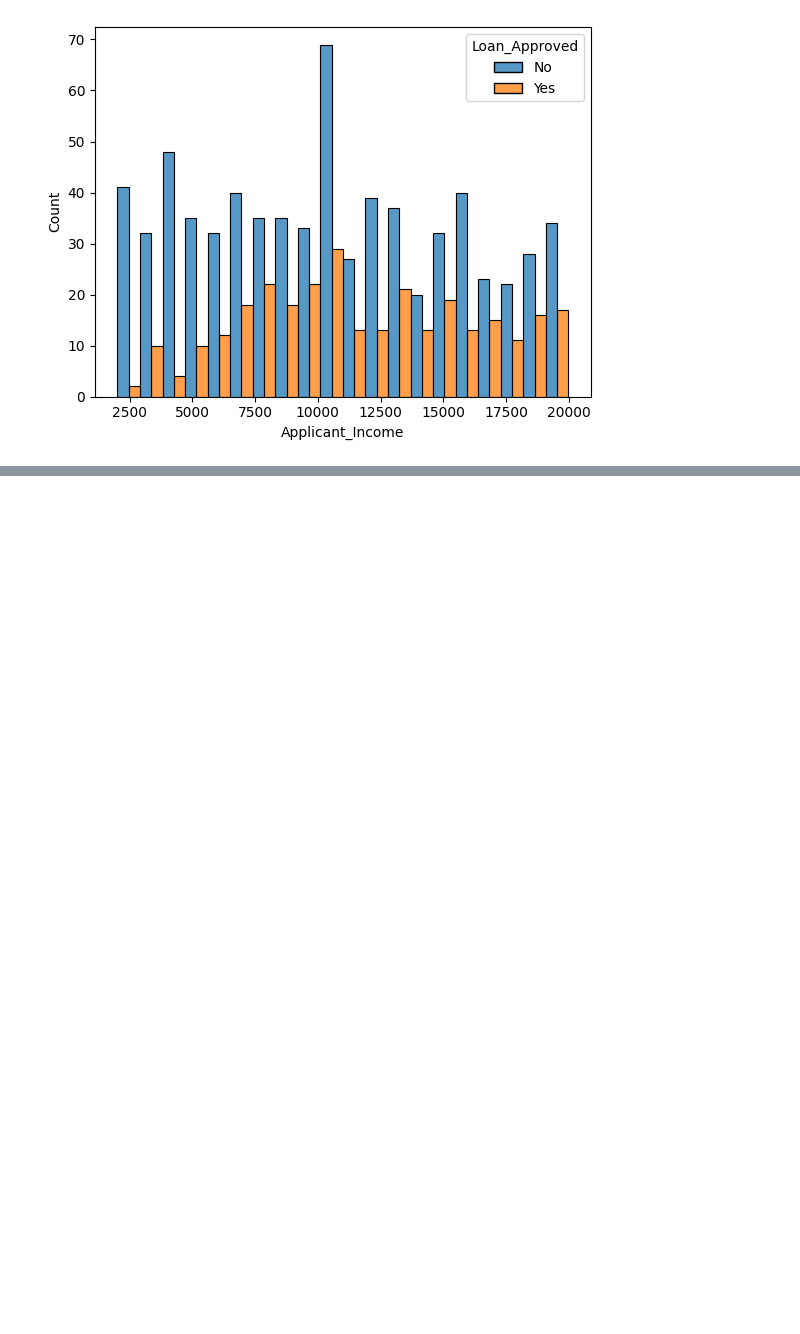
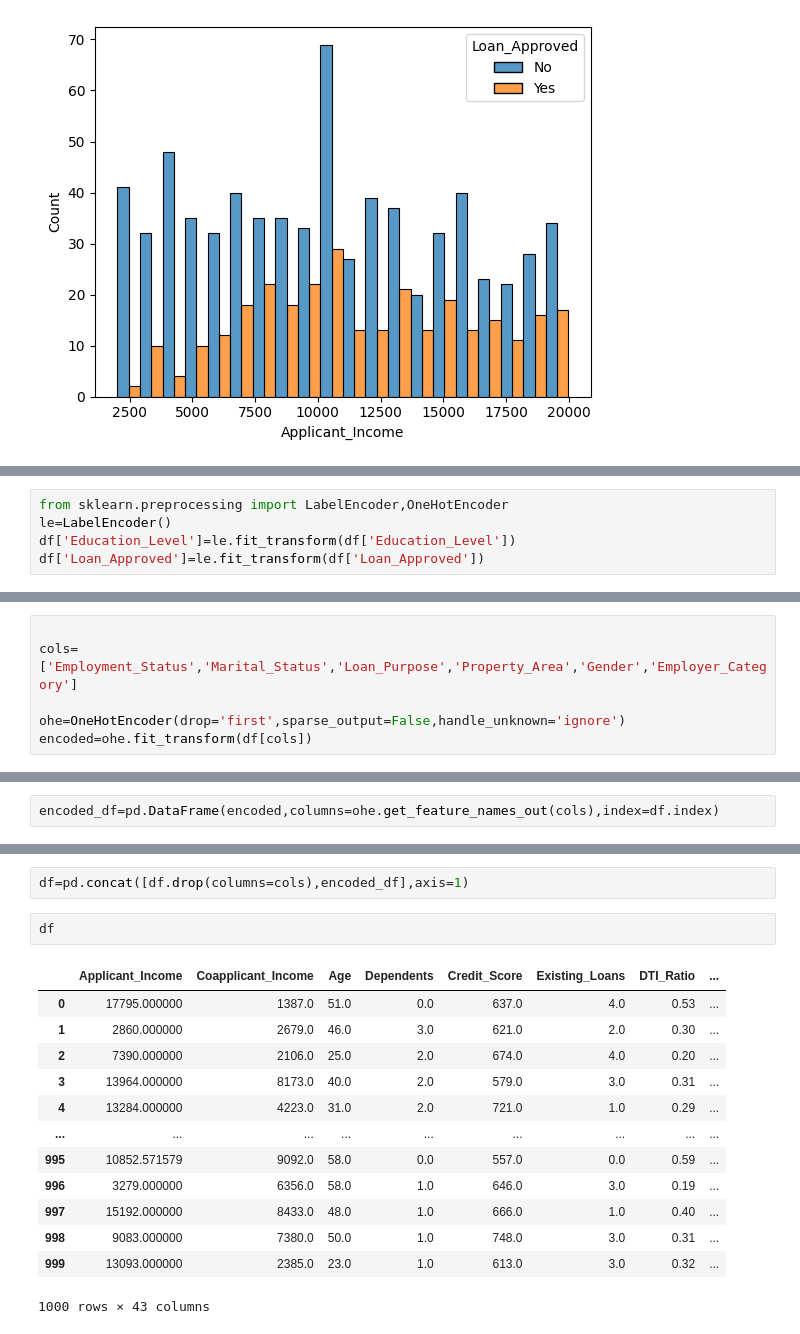
Before and after one commit to Tauhid-Topu-007/Loan-Approval-Project, a Jupyter notebook: credit_wise.ipynb, the cells around one changed output, grey strips where cells are left out. Cells and saved outputs as stored; diff of their text form; blank space fills up the shorter version.

Commit message:
encoded

```diff
--- a/credit_wise.ipynb
+++ b/credit_wise.ipynb
@@ -224,0 +259,5 @@ sns.histplot(
+# %%
+from sklearn.preprocessing import LabelEncoder,OneHotEncoder
+le=LabelEncoder()
+df['Education_Level']=le.fit_transform(df['Education_Level'])
+df['Loan_Approved']=le.fit_transform(df['Loan_Approved'])
@@ -224,0 +273,6 @@ sns.histplot(
+# %%
+
+cols=['Employment_Status','Marital_Status','Loan_Purpose','Property_Area','Gender','Employer_Category']
+
+ohe=OneHotEncoder(drop='first',sparse_output=False,handle_unknown='ignore')
+encoded=ohe.fit_transform(df[cols])
@@ -224,0 +309,2 @@ sns.histplot(
+# %%
+encoded_df=pd.DataFrame(encoded,columns=ohe.get_feature_names_out(cols),index=df.index)
@@ -224,0 +327,18 @@ sns.histplot(
+# %%
+df=pd.concat([df.drop(columns=cols),encoded_df],axis=1)
+# %%
+df
+# %% [output]
+|  | Applicant_Income | Coapplicant_Income | Age | Dependents | Credit_Score | Existing_Loans | DTI_Ratio | ... |
+| 0 | 17795.000000 | 1387.0 | 51.0 | 0.0 | 637.0 | 4.0 | 0.53 | ... |
+| 1 | 2860.000000 | 2679.0 | 46.0 | 3.0 | 621.0 | 2.0 | 0.30 | ... |
+| 2 | 7390.000000 | 2106.0 | 25.0 | 2.0 | 674.0 | 4.0 | 0.20 | ... |
+| 3 | 13964.000000 | 8173.0 | 40.0 | 2.0 | 579.0 | 3.0 | 0.31 | ... |
+| 4 | 13284.000000 | 4223.0 | 31.0 | 2.0 | 721.0 | 1.0 | 0.29 | ... |
+| ... | ... | ... | ... | ... | ... | ... | ... | ... |
+| 995 | 10852.571579 | 9092.0 | 58.0 | 0.0 | 557.0 | 0.0 | 0.59 | ... |
+| 996 | 3279.000000 | 6356.0 | 58.0 | 1.0 | 646.0 | 3.0 | 0.19 | ... |
+| 997 | 15192.000000 | 8433.0 | 48.0 | 1.0 | 666.0 | 1.0 | 0.40 | ... |
+| 998 | 9083.000000 | 7380.0 | 50.0 | 1.0 | 748.0 | 3.0 | 0.31 | ... |
+| 999 | 13093.000000 | 2385.0 | 23.0 | 1.0 | 613.0 | 3.0 | 0.32 | ... |
+1000 rows × 43 columns
```
Also changed, not shown: parts of 11 cells of this notebook.
